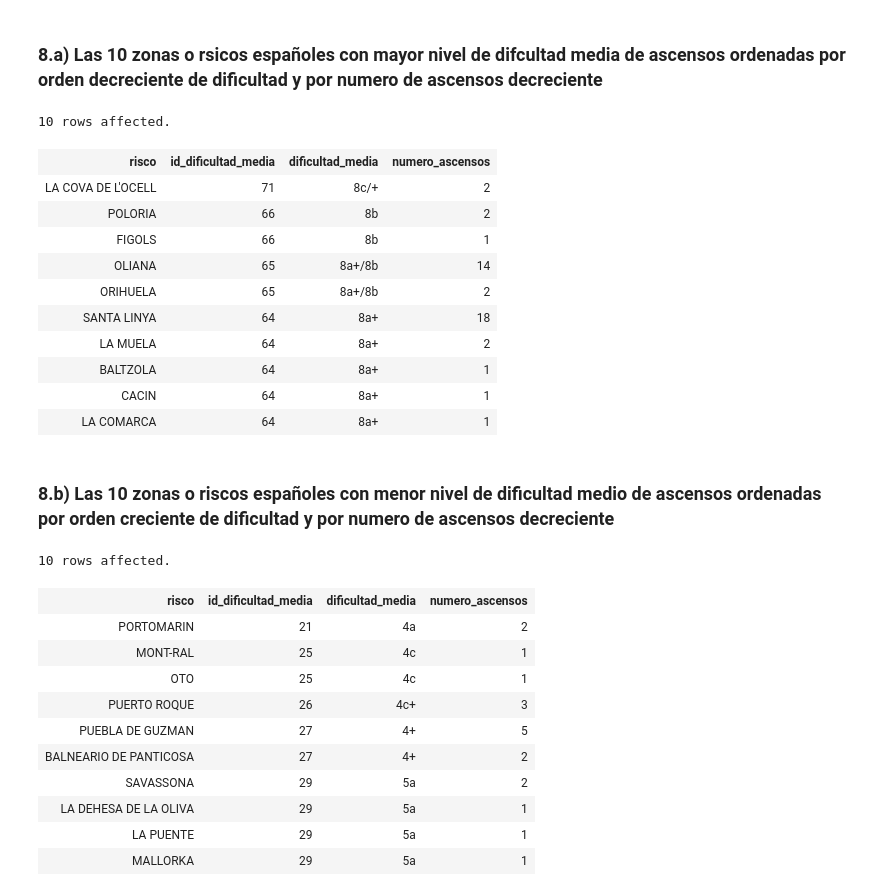
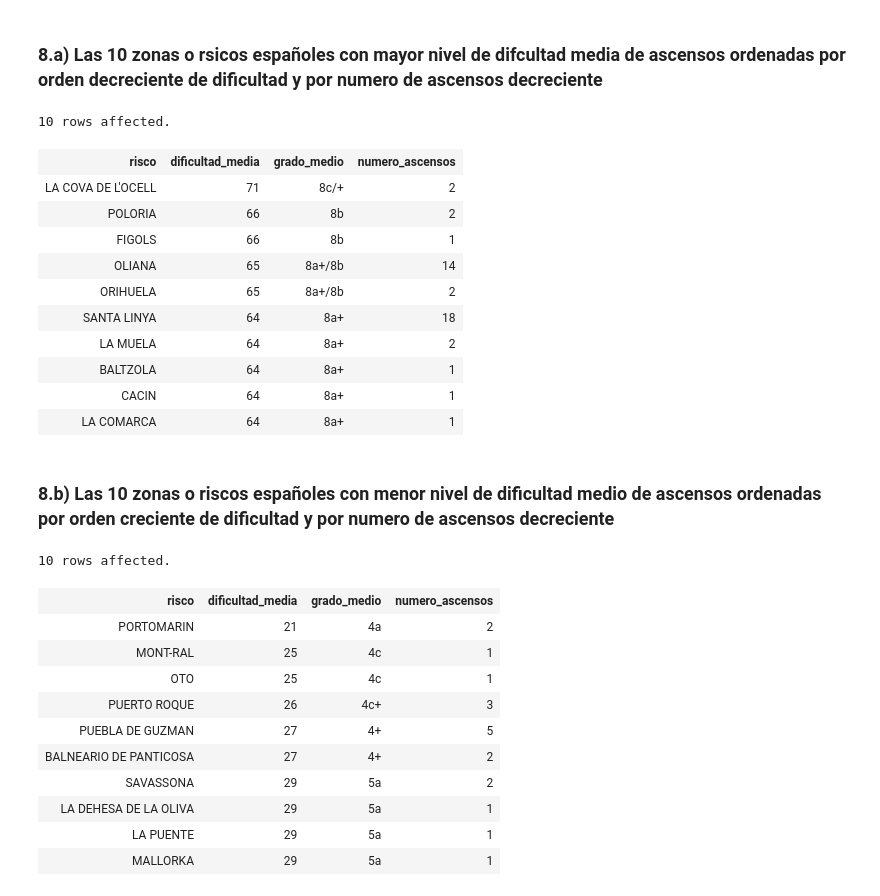
Before and after one commit to jmsanchezff/datahack_practica_bbdd, a Jupyter notebook: PostgreSQL.ipynb, the cells around one changed output. Drawn from its saved outputs; the diff is of its cells as text; code cells hidden in the pictures.

```diff
--- a/PostgreSQL.ipynb
+++ b/PostgreSQL.ipynb
@@ -565,21 +565,21 @@ LIMIT 10
 # %%
 %%sql
 SELECT risco,
-       round(avg(A.id_dificultad),0) AS id_dificultad_media,
+       round(avg(A.id_dificultad),0) AS dificultad_media,
        (
            SELECT grado_frances
            FROM dificultades
            WHERE id_dificultad = round(avg(A.id_dificultad),0)
-       ) AS dificultad_media,
+       ) AS grado_medio,
        count(*) AS numero_ascensos
 FROM ascensos AS A
 WHERE pais='ESP'
 GROUP BY risco
-ORDER BY id_dificultad_media DESC, numero_ascensos DESC, risco ASC
+ORDER BY dificultad_media DESC, numero_ascensos DESC, risco ASC
 LIMIT 10
 # %% [output]
 10 rows affected.
-| risco | id_dificultad_media | dificultad_media | numero_ascensos |
+| risco | dificultad_media | grado_medio | numero_ascensos |
 | LA COVA DE L'OCELL | 71 | 8c/+ | 2 |
 | POLORIA | 66 | 8b | 2 |
 | FIGOLS | 66 | 8b | 1 |
@@ -595,21 +595,21 @@ LIMIT 10
 # %%
 %%sql
 SELECT risco,
-       round(avg(A.id_dificultad),0) AS id_dificultad_media,
+       round(avg(A.id_dificultad),0) AS dificultad_media,
        (
            SELECT grado_frances
            FROM dificultades
            WHERE id_dificultad = round(avg(A.id_dificultad),0)
-       ) AS dificultad_media,
+       ) AS grado_medio,
        count(*) AS numero_ascensos
 FROM ascensos AS A
 WHERE pais='ESP'
 GROUP BY risco
-ORDER BY id_dificultad_media ASC, numero_ascensos DESC, risco ASC
+ORDER BY dificultad_media ASC, numero_ascensos DESC, risco ASC
 LIMIT 10
 # %% [output]
 10 rows affected.
-| risco | id_dificultad_media | dificultad_media | numero_ascensos |
+| risco | dificultad_media | grado_medio | numero_ascensos |
 | PORTOMARIN | 21 | 4a | 2 |
 | MONT-RAL | 25 | 4c | 1 |
 | OTO | 25 | 4c | 1 |
```
Also changed, not shown: 1 other file.
